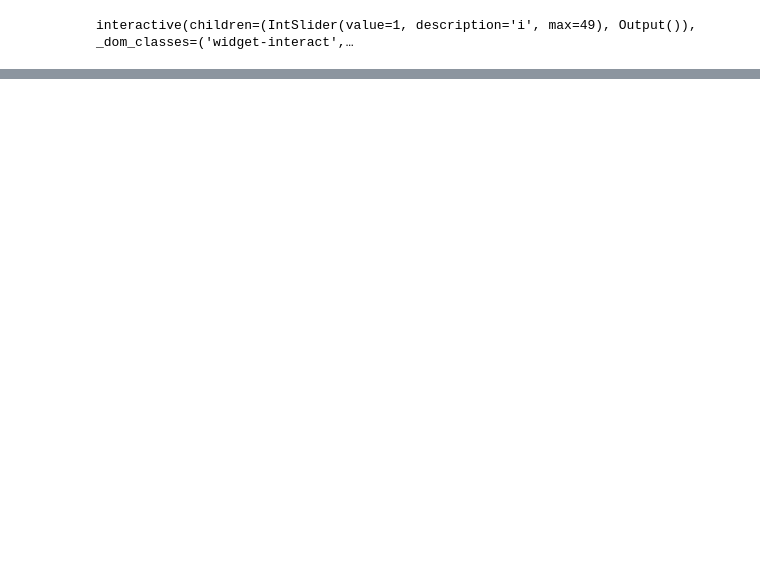
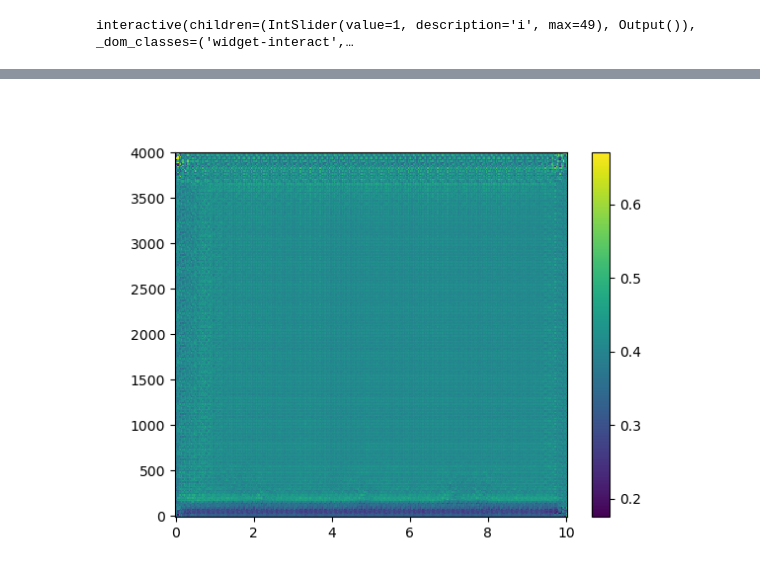
Before and after one commit to cvt8/Deep_signal_separation, a Jupyter notebook: seq2seq_v1.ipynb, the cells around one changed output, grey strips where cells are left out. Cells and saved outputs as stored; diff of their text form; code cells hidden in the pictures; blank space fills up the shorter version.

```diff
--- a/seq2seq_v1.ipynb
+++ b/seq2seq_v1.ipynb
@@ -714,0 +776,9 @@ interactive(children=(IntSlider(value=1, description='i', max=49), Output()), _d
+# %%
+plt.close()
+plt.figure("Small test mask")
+plt.pcolormesh(t_ref,f_ref,example_mask)
+plt.colorbar()
+# plt.colorbar(plt_obj)
+plt.show()
+# %% [output]
+[figure, added]
```
Also changed, not shown: parts of 17 cells of this notebook.
